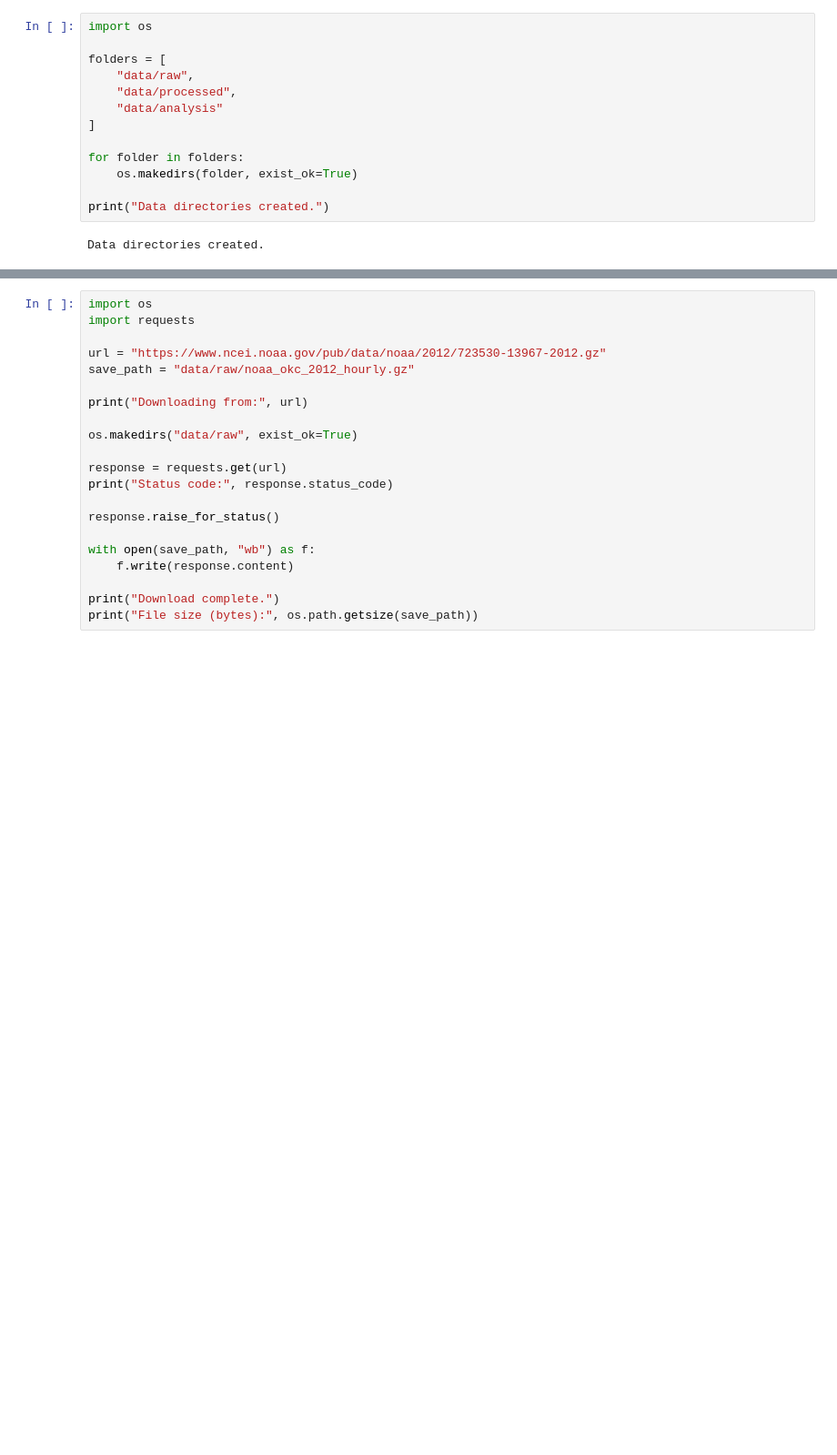
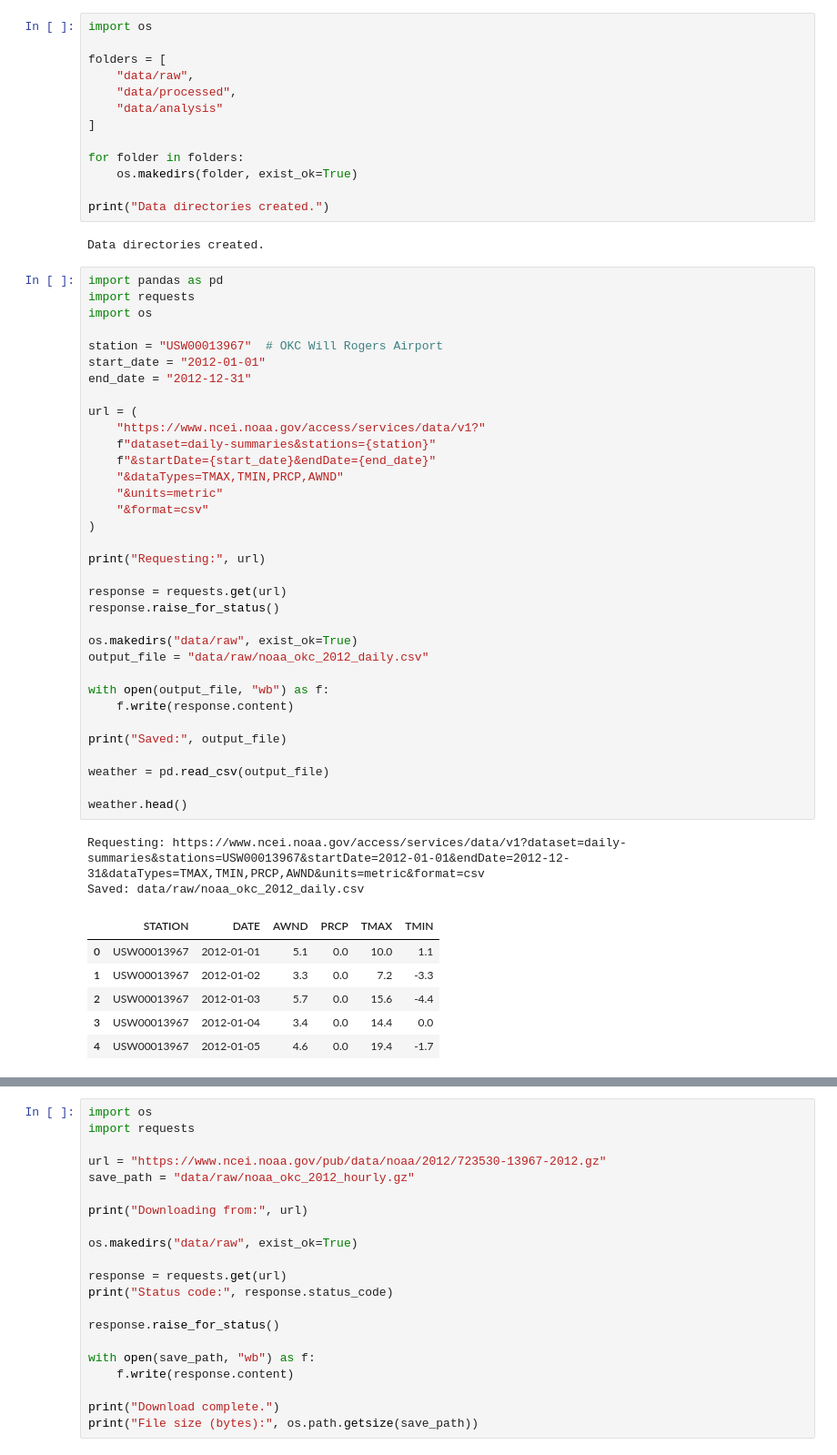
Before and after one commit to jeremy-evert/handson-ml3, a Jupyter notebook: Weather_Agreement_Lab/01_data_pull.ipynb, the cells around one changed output, grey strips where cells are left out. Shown at 91% size. Drawn from its saved outputs; the diff is of its cells as text; blank space fills up the shorter version.

```diff
--- a/Weather_Agreement_Lab/01_data_pull.ipynb
+++ b/Weather_Agreement_Lab/01_data_pull.ipynb
@@ -311,6 +313,49 @@ for folder in folders:
 print("Data directories created.")
 # %% [output]
 Data directories created.
+# %%
+import pandas as pd
+import requests
+import os
+
+station = "USW00013967"  # OKC Will Rogers Airport
+start_date = "2012-01-01"
+end_date = "2012-12-31"
+
+url = (
+    "https://www.ncei.noaa.gov/access/services/data/v1?"
+    f"dataset=daily-summaries&stations={station}"
+    f"&startDate={start_date}&endDate={end_date}"
+    "&dataTypes=TMAX,TMIN,PRCP,AWND"
+    "&units=metric"
+    "&format=csv"
+)
+
+print("Requesting:", url)
+
+response = requests.get(url)
+response.raise_for_status()
+
+os.makedirs("data/raw", exist_ok=True)
+output_file = "data/raw/noaa_okc_2012_daily.csv"
+
+with open(output_file, "wb") as f:
+    f.write(response.content)
+
+print("Saved:", output_file)
+
+weather = pd.read_csv(output_file)
+
+weather.head()
+# %% [output]
+Requesting: https://www.ncei.noaa.gov/access/services/data/v1?dataset=daily-summaries&stations=USW00013967&startDate=2012-01-01&endDate=2012-12-31&dataTypes=TMAX,TMIN,PRCP,AWND&units=metric&format=csv
+Saved: data/raw/noaa_okc_2012_daily.csv
+|  | STATION | DATE | AWND | PRCP | TMAX | TMIN |
+| 0 | USW00013967 | 2012-01-01 | 5.1 | 0.0 | 10.0 | 1.1 |
+| 1 | USW00013967 | 2012-01-02 | 3.3 | 0.0 | 7.2 | -3.3 |
+| 2 | USW00013967 | 2012-01-03 | 5.7 | 0.0 | 15.6 | -4.4 |
+| 3 | USW00013967 | 2012-01-04 | 3.4 | 0.0 | 14.4 | 0.0 |
+| 4 | USW00013967 | 2012-01-05 | 4.6 | 0.0 | 19.4 | -1.7 |
 # %%
 import pandas as pd
 
```
Also changed, not shown: parts of 23 cells of this notebook.
